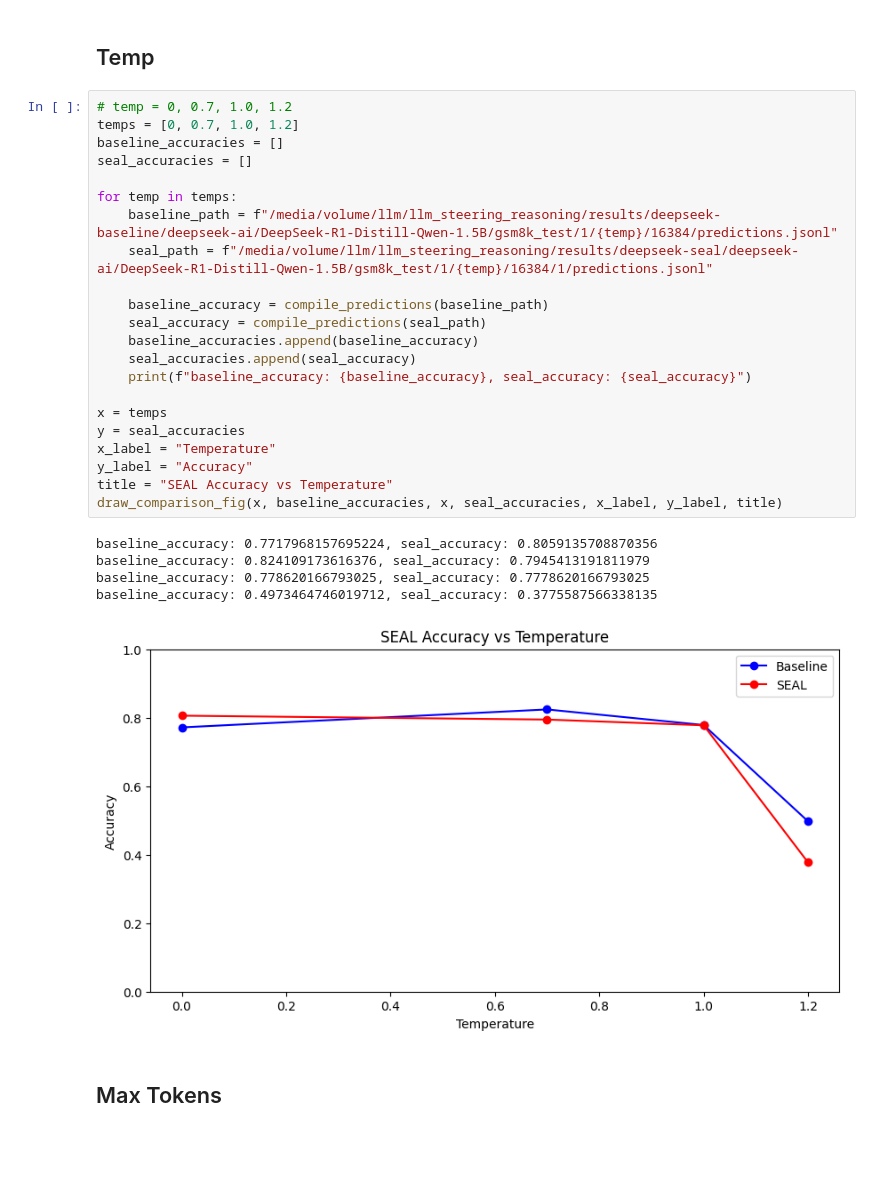
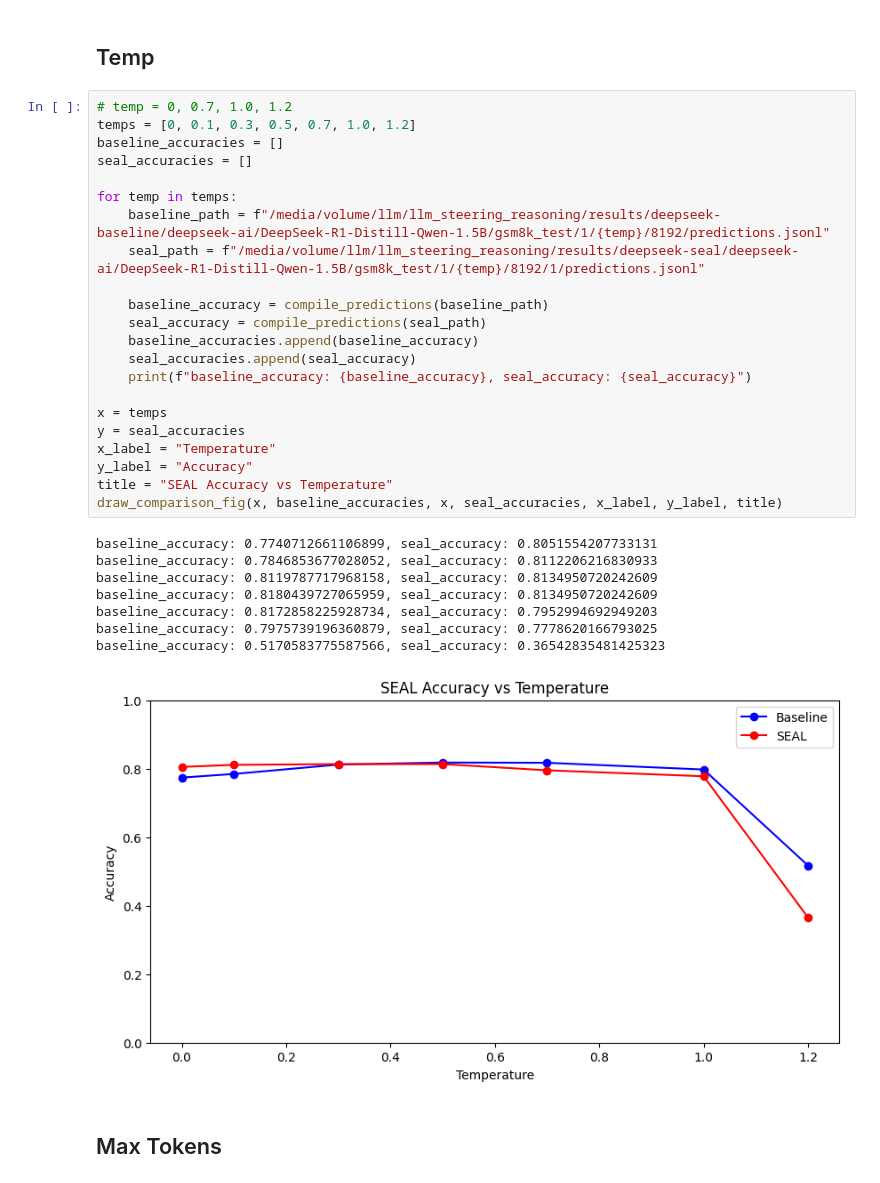
Before and after one commit to BartSu/llm_steering_reasoning, a Jupyter notebook: analysis/analyze.ipynb, the cells around one changed output. Cells and saved outputs as stored; diff of their text form; blank space fills up the shorter version.

```diff
--- a/analysis/analyze.ipynb
+++ b/analysis/analyze.ipynb
@@ -102,32 +102,35 @@ seal_accuracy:  0.8051554207733131
 ## Temp
 # %%
 # temp = 0, 0.7, 1.0, 1.2
-temps = [0, 0.7, 1.0, 1.2]
+temps = [0, 0.1, 0.3, 0.5, 0.7, 1.0, 1.2]
 baseline_accuracies = []
 seal_accuracies = []
 
 for temp in temps:
-    baseline_path = f"/media/volume/llm/llm_steering_reasoning/results/deepseek-baseline/deepseek-ai/DeepSeek-R1-Distill-Qwen-1.5B/gsm8k_test/1/{temp}/16384/predictions.jsonl"
-    seal_path = f"/media/volume/llm/llm_steering_reasoning/results/deepseek-seal/deepseek-ai/DeepSeek-R1-Distill-Qwen-1.5B/gsm8k_test/1/{temp}/16384/1/predictions.jsonl"
+    baseline_path = f"/media/volume/llm/llm_steering_reasoning/results/deepseek-baseline/deepseek-ai/DeepSeek-R1-Distill-Qwen-1.5B/gsm8k_test/1/{temp}/8192/predictions.jsonl"
+    seal_path = f"/media/volume/llm/llm_steering_reasoning/results/deepseek-seal/deepseek-ai/DeepSeek-R1-Distill-Qwen-1.5B/gsm8k_test/1/{temp}/8192/1/predictions.jsonl"
 
     baseline_accuracy = compile_predictions(baseline_path)
     seal_accuracy = compile_predictions(seal_path)
     baseline_accuracies.append(baseline_accuracy)
     seal_accuracies.append(seal_accuracy)
     print(f"baseline_accuracy: {baseline_accuracy}, seal_accuracy: {seal_accuracy}")
 
 x = temps
 y = seal_accuracies
 x_label = "Temperature"
 y_label = "Accuracy"
 title = "SEAL Accuracy vs Temperature"
 draw_comparison_fig(x, baseline_accuracies, x, seal_accuracies, x_label, y_label, title)
 # %% [output]
-baseline_accuracy: 0.7717968157695224, seal_accuracy: 0.8059135708870356
-baseline_accuracy: 0.824109173616376, seal_accuracy: 0.7945413191811979
-baseline_accuracy: 0.778620166793025, seal_accuracy: 0.7778620166793025
-baseline_accuracy: 0.4973464746019712, seal_accuracy: 0.3775587566338135
+baseline_accuracy: 0.7740712661106899, seal_accuracy: 0.8051554207733131
+baseline_accuracy: 0.7846853677028052, seal_accuracy: 0.8112206216830933
+baseline_accuracy: 0.8119787717968158, seal_accuracy: 0.8134950720242609
+baseline_accuracy: 0.8180439727065959, seal_accuracy: 0.8134950720242609
+baseline_accuracy: 0.8172858225928734, seal_accuracy: 0.7952994692949203
+baseline_accuracy: 0.7975739196360879, seal_accuracy: 0.7778620166793025
+baseline_accuracy: 0.5170583775587566, seal_accuracy: 0.36542835481425323
-[figure, old version]
+[figure, new version]
 # %% [markdown]
 ## Max Tokens
 # %%
```
Also changed, not shown: parts of 3 cells of this notebook, 4 other files.
